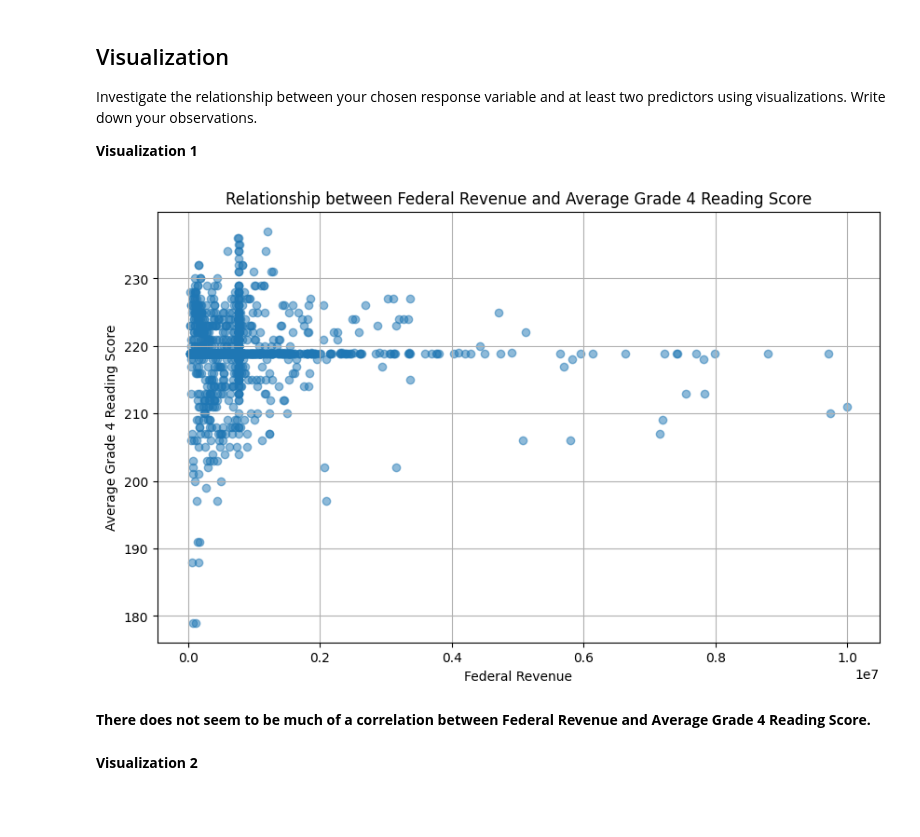
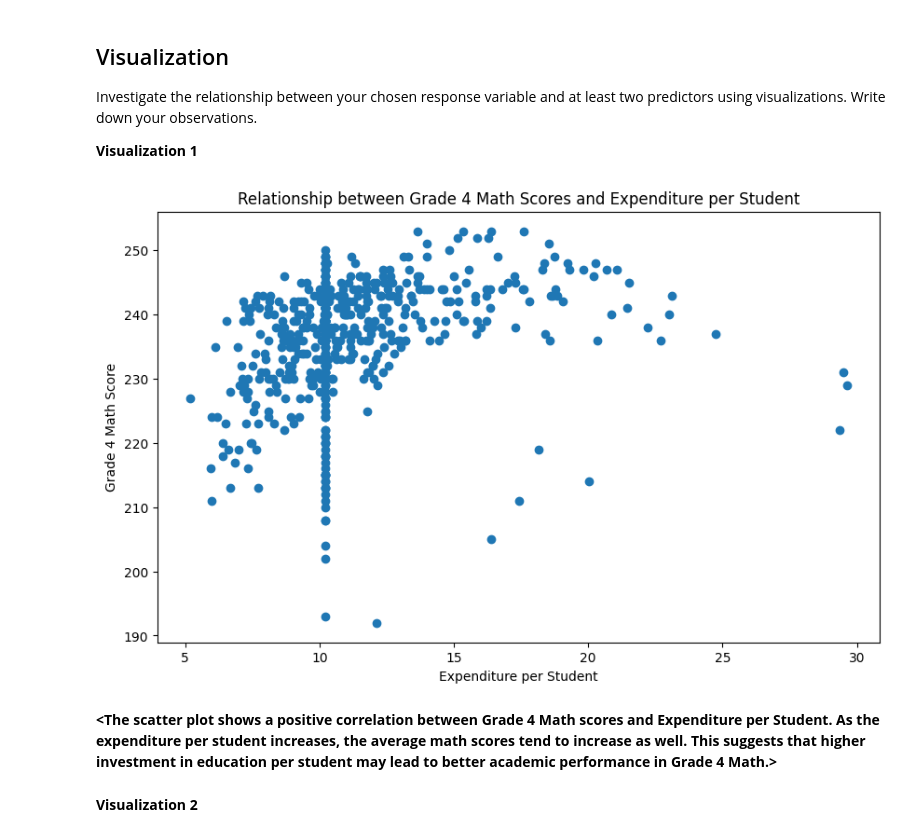
Before and after one commit to chelsguo/MDST-Tutorial, a Jupyter notebook: checkpoint1.ipynb, the cells around one changed output. Drawn from its saved outputs; the diff is of its cells as text; code cells hidden in the pictures; blank space fills up the shorter version.

```diff
--- a/checkpoint1.ipynb
+++ b/checkpoint1.ipynb
@@ -154,17 +138,18 @@ Feature engineering justification: **I created an expenditure_per_student featur
 Investigate the relationship between your chosen response variable and at least two predictors using visualizations. Write down your observations.
 
 **Visualization 1**
-# %%
-plt.figure(figsize=(10, 6))
-plt.scatter(df['FEDERAL_REVENUE'], df['AVG_READING_4_SCORE'], alpha=0.5)
-plt.title('Relationship between Federal Revenue and Average Grade 4 Reading Score')
-plt.xlabel('Federal Revenue')
-plt.ylabel('Average Grade 4 Reading Score')
-plt.grid(True)
-plt.show()
-# %% [output]
-[figure, removed]
-# %% [markdown]
-**There does not seem to be much of a correlation between Federal Revenue and Average Grade 4 Reading Score.**
+# %%
+# @@@ 6
+# Relationship between Grade 4 Math scores and Expenditure per Student
+plt.figure(figsize = (10, 6))
+plt.scatter(df['EXPENDITURE_PER_STUDENT'], df['AVG_MATH_4_SCORE'])
+plt.xlabel('Expenditure per Student')
+plt.ylabel('Grade 4 Math Score')
+plt.title('Relationship between Grade 4 Math Scores and Expenditure per Student')
+plt.show()
+# %% [output]
+[figure, added]
+# %% [markdown]
+**<The scatter plot shows a positive correlation between Grade 4 Math scores and Expenditure per Student. As the expenditure per student increases, the average math scores tend to increase as well. This suggests that higher investment in education per student may lead to better academic performance in Grade 4 Math.>**
 # %% [markdown]
 **Visualization 2**
```
Also changed, not shown: parts of 28 cells of this notebook.
